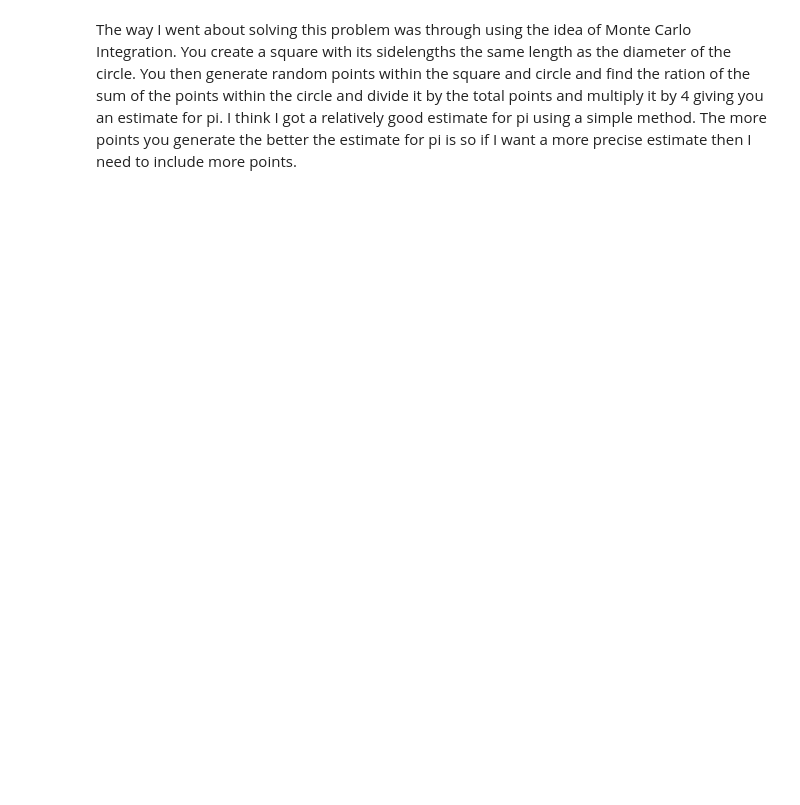
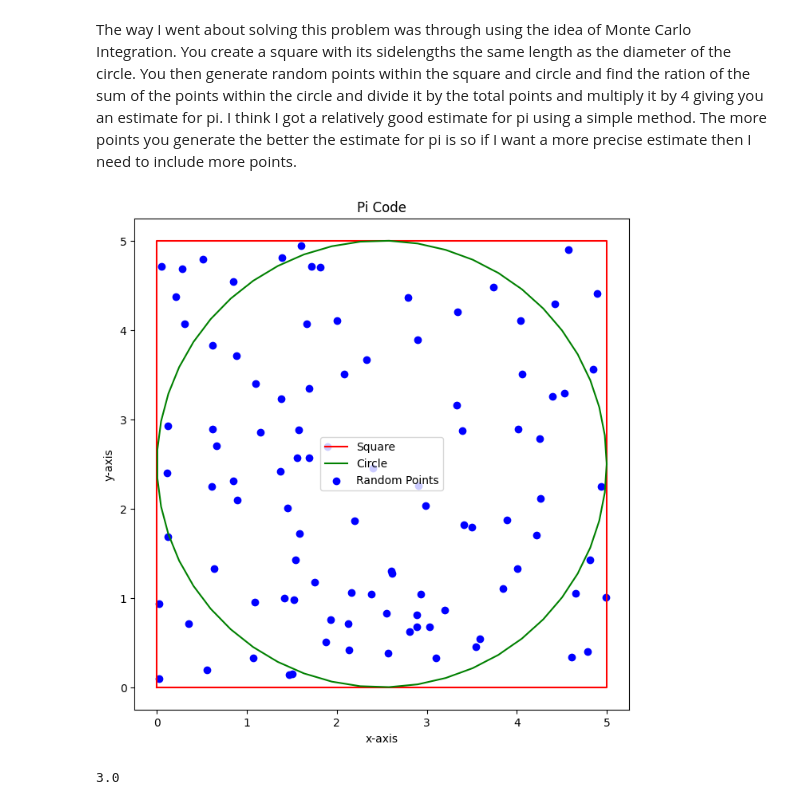
Before and after one commit to RyanNease/Intro-Python-Project, a Jupyter notebook: pi_code.ipynb, the cells around one changed output. Saved outputs shown, nothing was run; the diff lists cells and outputs as text; code cells hidden in the pictures; blank space fills up the shorter version.

```diff
--- a/pi_code.ipynb
+++ b/pi_code.ipynb
@@ -71,2 +23,56 @@ picode(5,2.5,100)
 # %% [markdown]
 The way I went about solving this problem was through using the idea of Monte Carlo Integration. You create a square with its sidelengths the same length as the diameter of the circle. You then generate random points within the square and circle and find the ration of the sum of the points within the circle and divide it by the total points and multiply it by 4 giving you an estimate for pi. I think I got a relatively good estimate for pi using a simple method. The more points you generate the better the estimate for pi is so if I want a more precise estimate then I need to include more points.
+# %%
+
+def square(sidelength):
+    #creates the square given the sidelength
+    squarex= np.array([0,sidelength,sidelength,0,0])
+    squarey= np.array([0,0,sidelength,sidelength,0])
+    return squarex,squarey
+
+    #creates the circle given the radius and uses sidelength to center the circle
+def circle(radius,sidelength):
+    theta = np.linspace(0,2*np.pi,50)
+    circlex = radius*np.cos(theta)+sidelength/2
+    circley = radius*np.sin(theta)+sidelength/2
+    return circlex,circley
+    # creates random points on the graph
+def random(sidelength,points):
+    randomx = np.random.uniform(0,sidelength,points)
+    randomy = np.random.uniform(0,sidelength,points)
+    return randomx,randomy
+    # method of finding if a point is within the circle
+def pointsinsidecircle(randomx,randomy,sidelength,radius):
+    insidecircle = np.sqrt((randomx-sidelength/2)**2+(randomy-sidelength/2)**2)<= radius
+    return insidecircle
+
+    #creating the graph
+def plot(squarex,squarey,circlex,circley,randomx,randomy):
+    plt.figure(figsize=(8,8))
+    plt.plot(squarex,squarey,label='Square',color='r')
+    plt.plot(circlex,circley,label='Circle',color='g')
+    plt.scatter(randomx,randomy,label="Random Points",color='b')
+    plt.title("Pi Code")
+    plt.xlabel('x-axis')
+    plt.ylabel('y-axis')
+    plt.legend()
+    plt.show()
+
+
+    #solve for pi
+def piestimate(insidecircle,points):
+    estimatepi= 4*(np.sum(insidecircle)/points)
+    print(estimatepi)
+
+def picode(sidelength,radius,points): #creates a function that takes into account the sidelength, radius, and # of points
+    squarex,squarey = square(sidelength)
+    circlex,circley = circle(radius,sidelength)
+    randomx,randomy = random(sidelength,points)
+    insidecircle = pointsinsidecircle(randomx,randomy,sidelength,radius)
+    plot(squarex,squarey,circlex,circley,randomx,randomy)
+    estimatepi= piestimate(insidecircle,points)
+
+picode(5,2.5,100)
+# %% [output]
+[figure, new version]
+3.0
```
Also changed, not shown: parts of 2 cells of this notebook.
